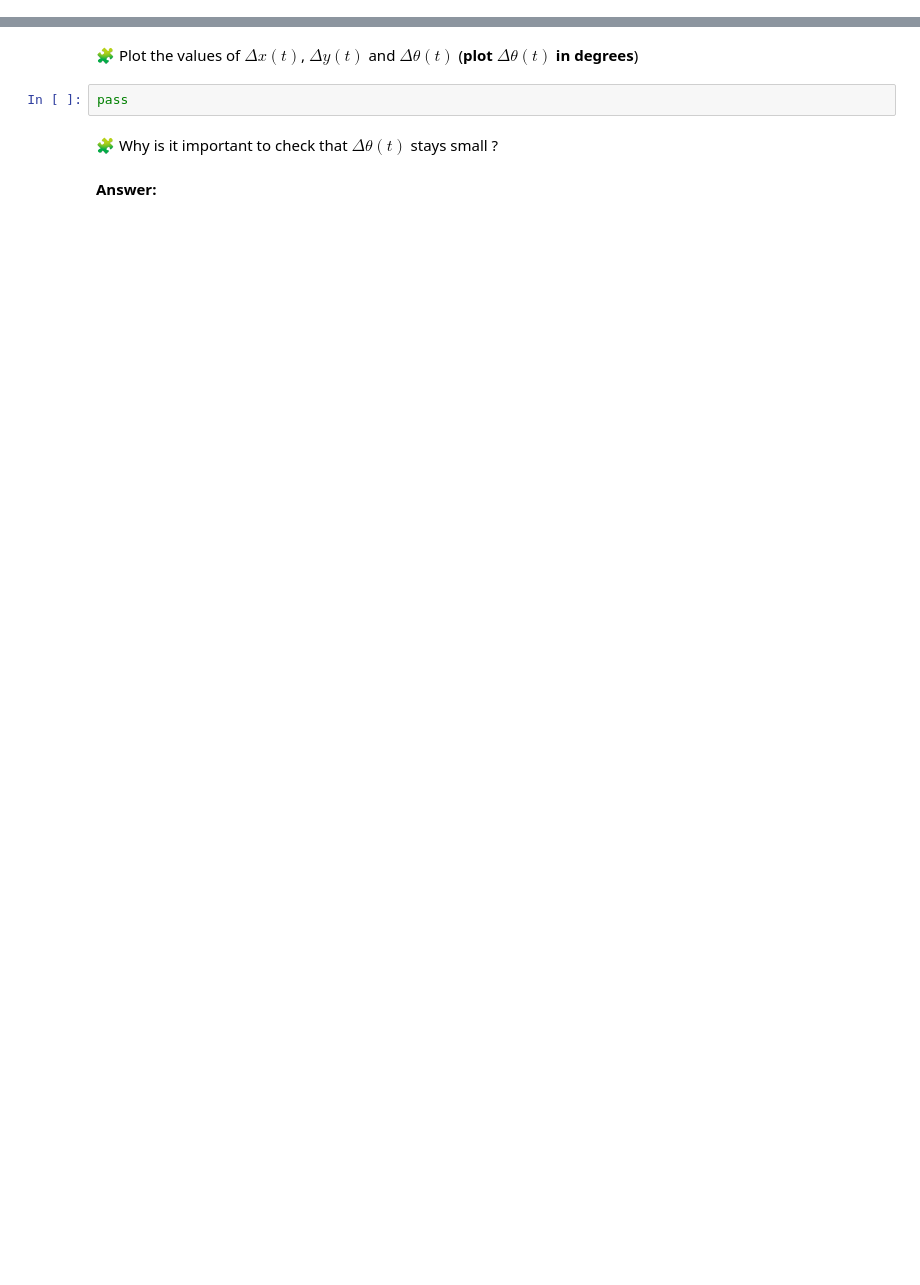
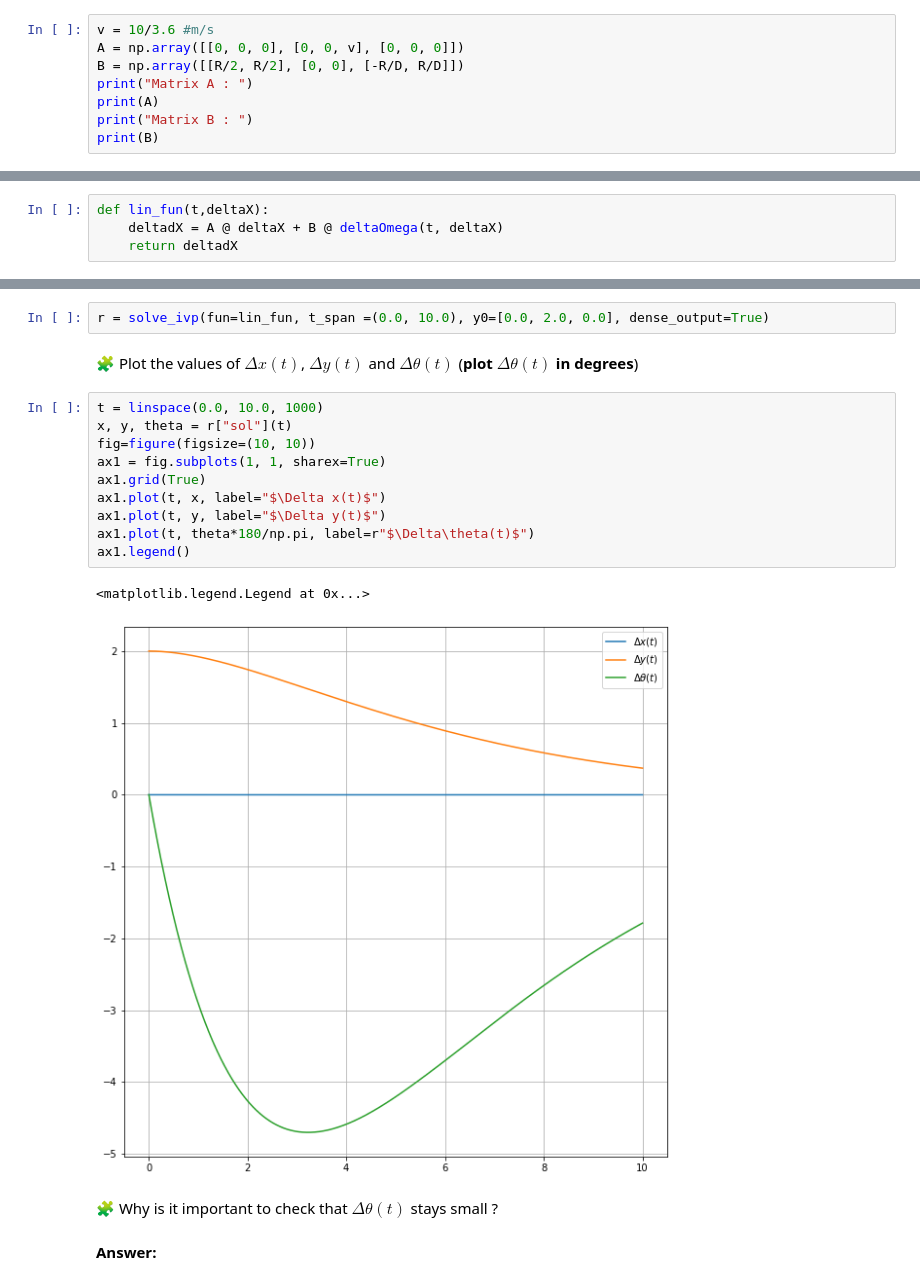
Before and after one commit to Kerfati/control-engineering-with-python-project-2021-2022, a Jupyter notebook: Project - Step 2.ipynb, the cells around one changed output, grey strips where cells are left out. Drawn from its saved outputs; the diff is of its cells as text; blank space fills up the shorter version.

```diff
--- a/Project - Step 2.ipynb
+++ b/Project - Step 2.ipynb
@@ -438,0 +511,8 @@ pass
+# %%
+v = 10/3.6 #m/s
+A = np.array([[0, 0, 0], [0, 0, v], [0, 0, 0]])
+B = np.array([[R/2, R/2], [0, 0], [-R/D, R/D]])
+print("Matrix A : ")
+print(A)
+print("Matrix B : ")
+print(B)
@@ -449,3 +535,7 @@ def lin_fun(t,deltaX):
+# %%
+def lin_fun(t,deltaX):
+    deltadX = A @ deltaX + B @ deltaOmega(t, deltaX)
+    return deltadX
 # %% [markdown]
 ### Controller Design on the linearized system
 
@@ -473,7 +566,20 @@ pass # Make the simulation
+# %%
+r = solve_ivp(fun=lin_fun, t_span =(0.0, 10.0), y0=[0.0, 2.0, 0.0], dense_output=True)
 # %% [markdown]
 🧩 Plot the values of $\Delta x(t)$, $\Delta y(t)$ and $\Delta\theta(t)$ (**plot $\Delta\theta(t)$ in degrees**)
-# %%
-pass
+# %%
+t = linspace(0.0, 10.0, 1000)
+x, y, theta = r["sol"](t)
+fig=figure(figsize=(10, 10))
+ax1 = fig.subplots(1, 1, sharex=True)
+ax1.grid(True)
+ax1.plot(t, x, label="$\Delta x(t)$")
+ax1.plot(t, y, label="$\Delta y(t)$")
+ax1.plot(t, theta*180/np.pi, label=r"$\Delta\theta(t)$")
+ax1.legend()
+# %% [output]
+<matplotlib.legend.Legend at 0x...>
+[figure, added]
 # %% [markdown]
 🧩 Why is it important to check that $\Delta\theta(t)$ stays small ?
 # %% [markdown]
```
Also changed, not shown: parts of 31 cells of this notebook.
